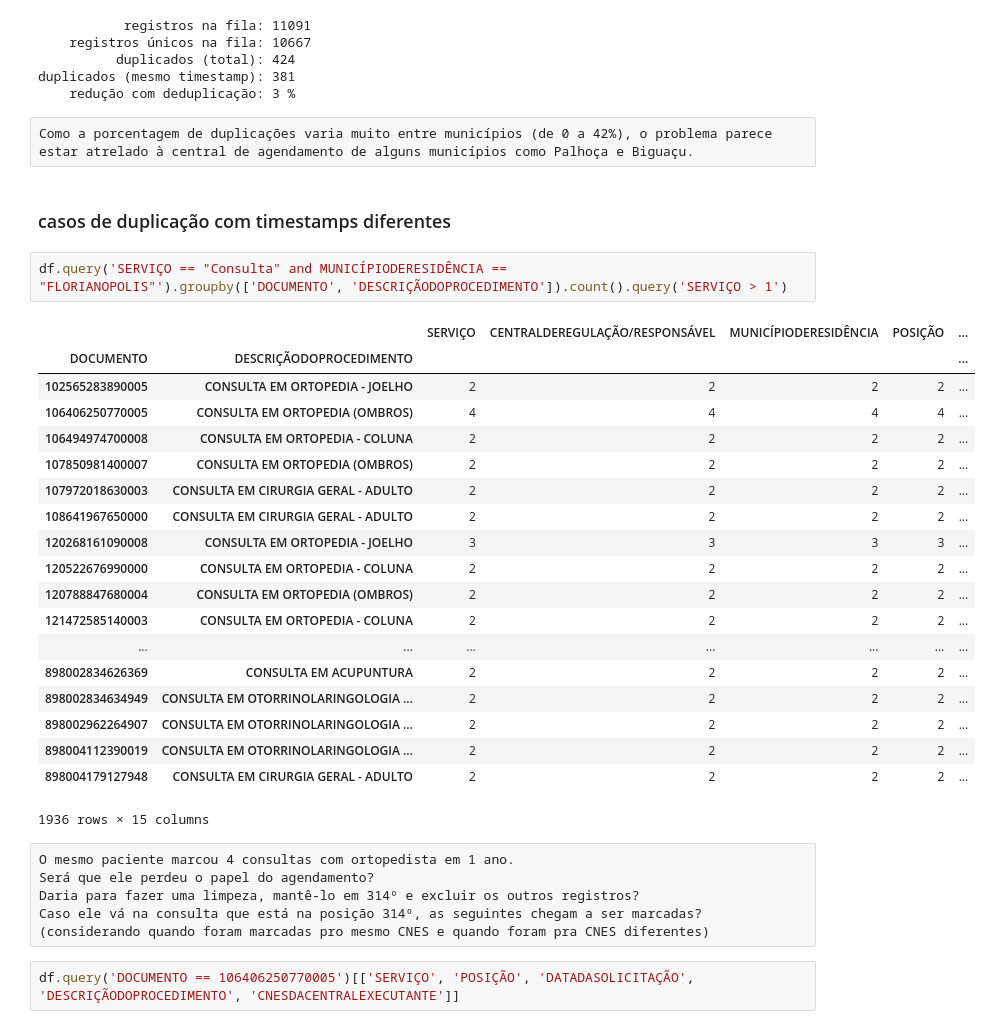
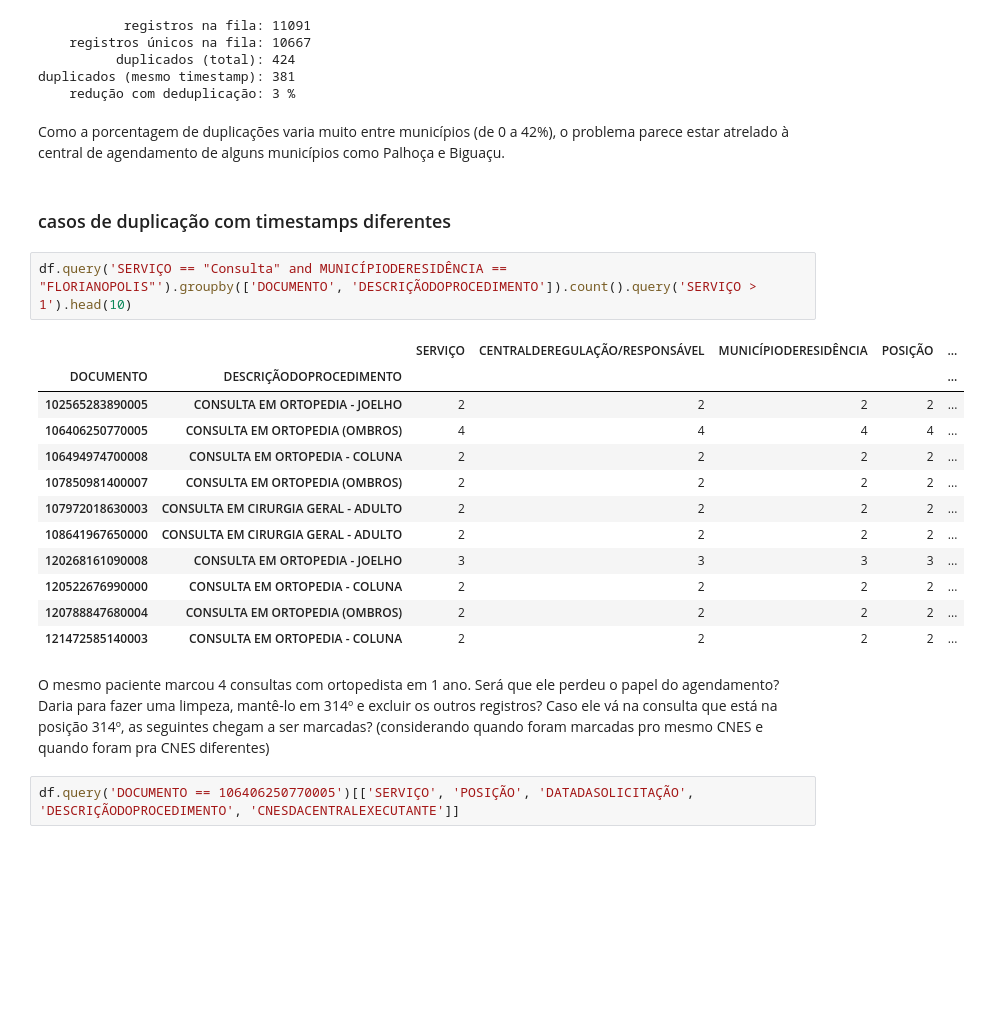
Before and after one commit to llautert/hacking-health-sc-2017, a Jupyter notebook: Análise exploratória da fila.ipynb, the cells around one changed output. Drawn from its saved outputs; the diff is of its cells as text; blank space fills up the shorter version.

```diff
--- a/Análise exploratória da fila.ipynb
+++ b/Análise exploratória da fila.ipynb
@@ -468,37 +438,30 @@ deduplicate('SERVIÇO == "Exame" and MUNICÍPIODERESIDÊNCIA == "SANTO AMARO DA
           duplicados (total): 424
 duplicados (mesmo timestamp): 381
     redução com deduplicação: 3 %
-# %% [raw]
-Como a porcentagem de duplicações varia muito entre municípios (de 0 a 42%), o problema parece estar atrelado à central de agendamento de alguns municípios como Palhoça e Biguaçu.
+# %% [markdown]
+Como a porcentagem de duplicações varia muito entre municípios (de 0 a 42%), o problema parece estar atrelado à central de agendamento de alguns municípios como Palhoça e Biguaçu.
 # %% [markdown]
 ### casos de duplicação com timestamps diferentes
 # %%
-df.query('SERVIÇO == "Consulta" and MUNICÍPIODERESIDÊNCIA == "FLORIANOPOLIS"').groupby(['DOCUMENTO', 'DESCRIÇÃODOPROCEDIMENTO']).count().query('SERVIÇO > 1')
+df.query('SERVIÇO == "Consulta" and MUNICÍPIODERESIDÊNCIA == "FLORIANOPOLIS"').groupby(['DOCUMENTO', 'DESCRIÇÃODOPROCEDIMENTO']).count().query('SERVIÇO > 1').head(10)
 # %% [output]
 |  |  | SERVIÇO | CENTRALDEREGULAÇÃO/RESPONSÁVEL | MUNICÍPIODERESIDÊNCIA | POSIÇÃO | ... |
 | DOCUMENTO | DESCRIÇÃODOPROCEDIMENTO |  |  |  |  | ... |
 | 102565283890005 | CONSULTA EM ORTOPEDIA - JOELHO | 2 | 2 | 2 | 2 | ... |
 | 106406250770005 | CONSULTA EM ORTOPEDIA (OMBROS) | 4 | 4 | 4 | 4 | ... |
 | 106494974700008 | CONSULTA EM ORTOPEDIA - COLUNA | 2 | 2 | 2 | 2 | ... |
 | 107850981400007 | CONSULTA EM ORTOPEDIA (OMBROS) | 2 | 2 | 2 | 2 | ... |
 | 107972018630003 | CONSULTA EM CIRURGIA GERAL - ADULTO | 2 | 2 | 2 | 2 | ... |
 | 108641967650000 | CONSULTA EM CIRURGIA GERAL - ADULTO | 2 | 2 | 2 | 2 | ... |
 | 120268161090008 | CONSULTA EM ORTOPEDIA - JOELHO | 3 | 3 | 3 | 3 | ... |
 | 120522676990000 | CONSULTA EM ORTOPEDIA - COLUNA | 2 | 2 | 2 | 2 | ... |
 | 120788847680004 | CONSULTA EM ORTOPEDIA (OMBROS) | 2 | 2 | 2 | 2 | ... |
 | 121472585140003 | CONSULTA EM ORTOPEDIA - COLUNA | 2 | 2 | 2 | 2 | ... |
-| ... | ... | ... | ... | ... | ... | ... |
-| 898002834626369 | CONSULTA EM ACUPUNTURA | 2 | 2 | 2 | 2 | ... |
-| 898002834634949 | CONSULTA EM OTORRINOLARINGOLOGIA ... | 2 | 2 | 2 | 2 | ... |
-| 898002962264907 | CONSULTA EM OTORRINOLARINGOLOGIA ... | 2 | 2 | 2 | 2 | ... |
-| 898004112390019 | CONSULTA EM OTORRINOLARINGOLOGIA ... | 2 | 2 | 2 | 2 | ... |
-| 898004179127948 | CONSULTA EM CIRURGIA GERAL - ADULTO | 2 | 2 | 2 | 2 | ... |
-1936 rows × 15 columns
-# %% [raw]
-O mesmo paciente marcou 4 consultas com ortopedista em 1 ano.
-Será que ele perdeu o papel do agendamento?
-Daria para fazer uma limpeza, mantê-lo em 314º e excluir os outros registros?
-Caso ele vá na consulta que está na posição 314º, as seguintes chegam a ser marcadas? (considerando quando foram marcadas pro mesmo CNES e quando foram pra CNES diferentes)
+# %% [markdown]
+O mesmo paciente marcou 4 consultas com ortopedista em 1 ano.
+Será que ele perdeu o papel do agendamento?
+Daria para fazer uma limpeza, mantê-lo em 314º e excluir os outros registros?
+Caso ele vá na consulta que está na posição 314º, as seguintes chegam a ser marcadas? (considerando quando foram marcadas pro mesmo CNES e quando foram pra CNES diferentes)
 # %%
 df.query('DOCUMENTO == 106406250770005')[['SERVIÇO', 'POSIÇÃO', 'DATADASOLICITAÇÃO', 'DESCRIÇÃODOPROCEDIMENTO', 'CNESDACENTRALEXECUTANTE']]
 # %% [output]
```
Also changed, not shown: parts of 23 cells of this notebook.
